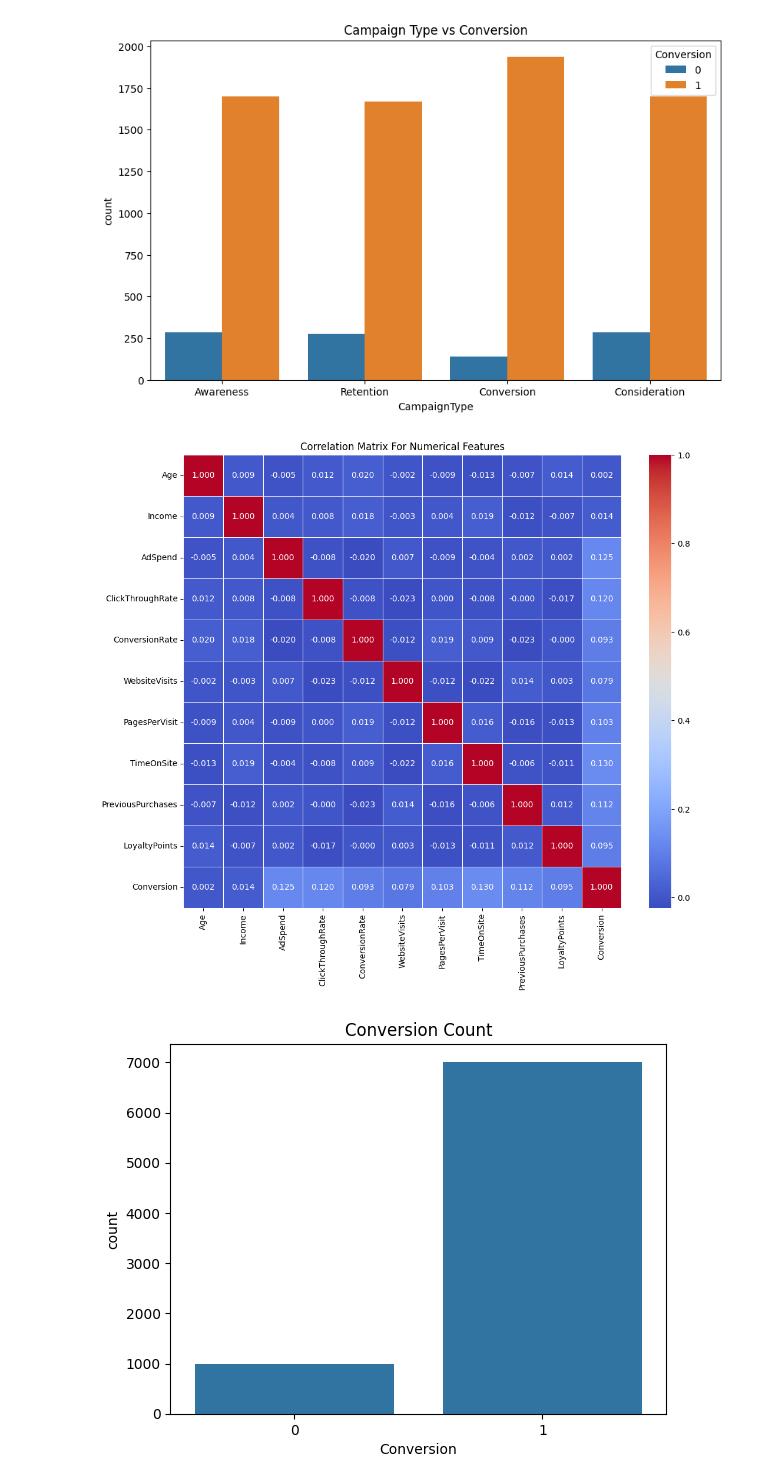
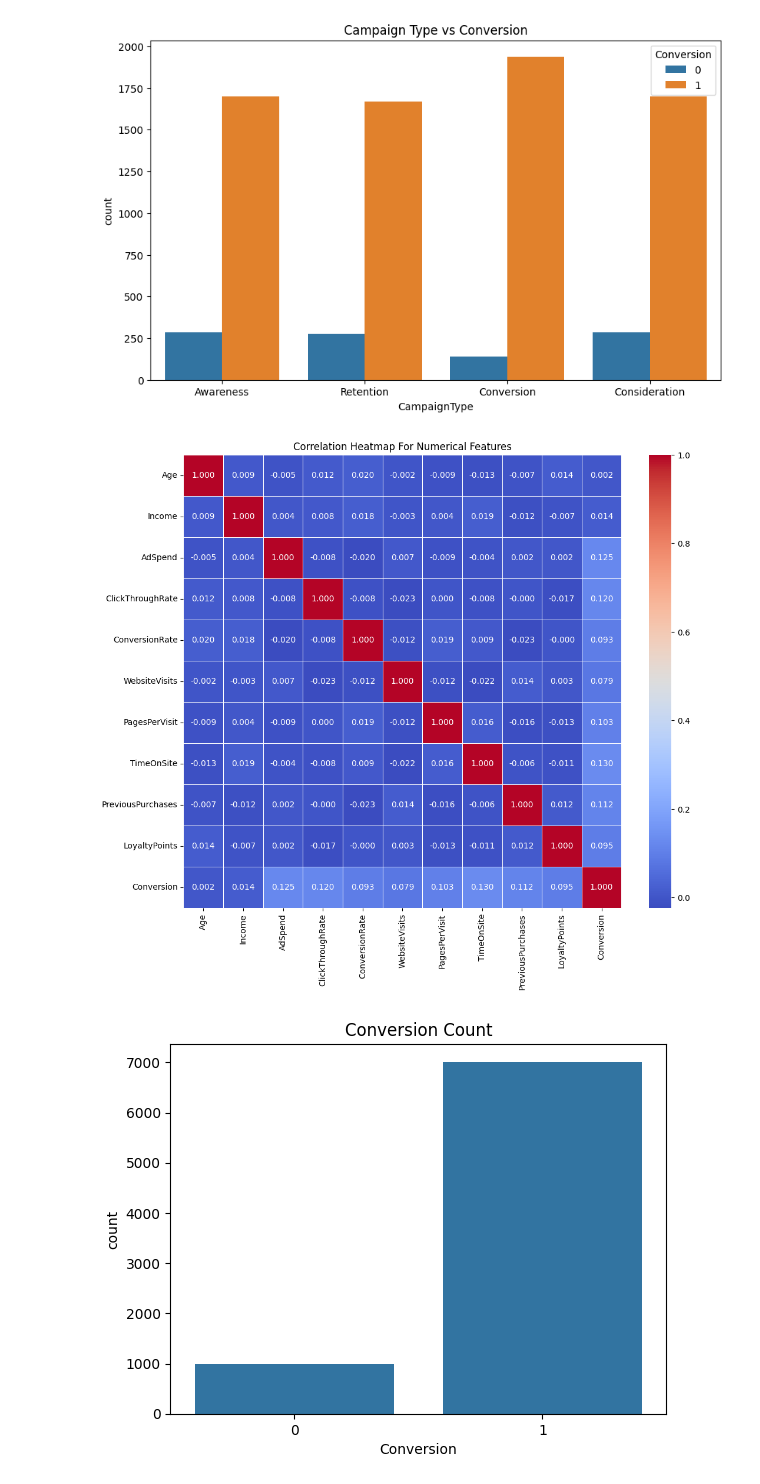
Before and after one commit to NSanders4/C964Capstone, a Jupyter notebook: marketingModels.ipynb, the cells around one changed output. Cells and saved outputs as stored; diff of their text form; code cells hidden in the pictures.

```diff
--- a/marketingModels.ipynb
+++ b/marketingModels.ipynb
@@ -94,12 +91,12 @@ plt.show()
 # %%
 # Correlation matrix for numerical features
 corr_matrix = marketing_data[['Age', 'Income', 'AdSpend', 'ClickThroughRate', 'ConversionRate', 'WebsiteVisits', 'PagesPerVisit', 'TimeOnSite', 'PreviousPurchases', 'LoyaltyPoints', 'Conversion']].corr()
 plt.figure(figsize=(12, 10))
-plt.title('Correlation Matrix For Numerical Features')
+plt.title('Correlation Heatmap For Numerical Features')
 sns.heatmap(corr_matrix, annot=True, cmap='coolwarm', linewidths=0.5, fmt='.3f')
 plt.show()
 # %% [output]
-[figure, old version]
+[figure, new version]
 # %%
 # Plot for the count of conversions
 sns.countplot(x='Conversion', data= marketing_data)
```
Also changed, not shown: parts of 5 cells of this notebook, 2 other files.
